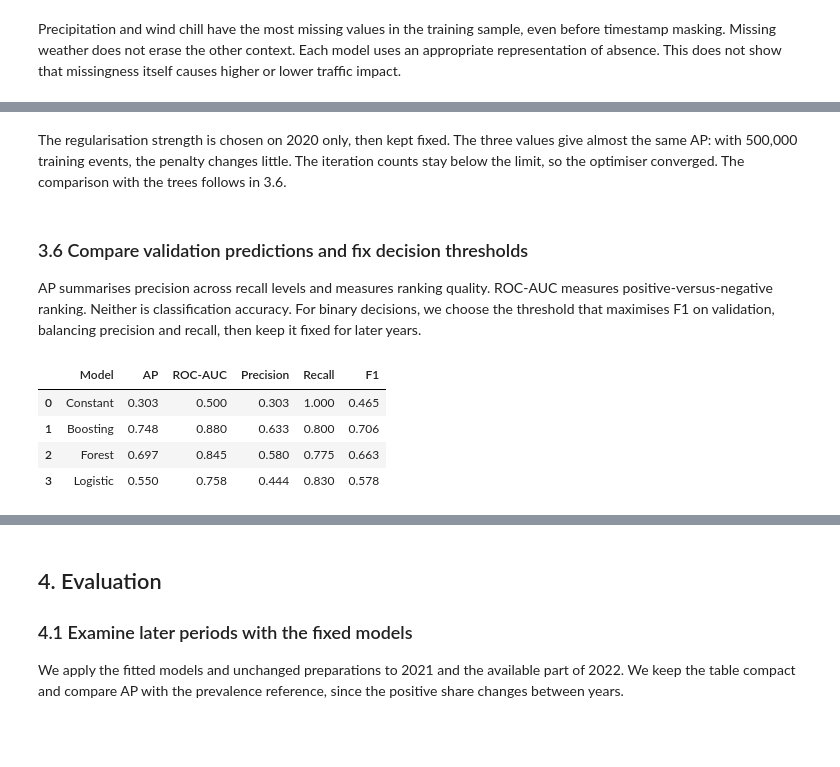
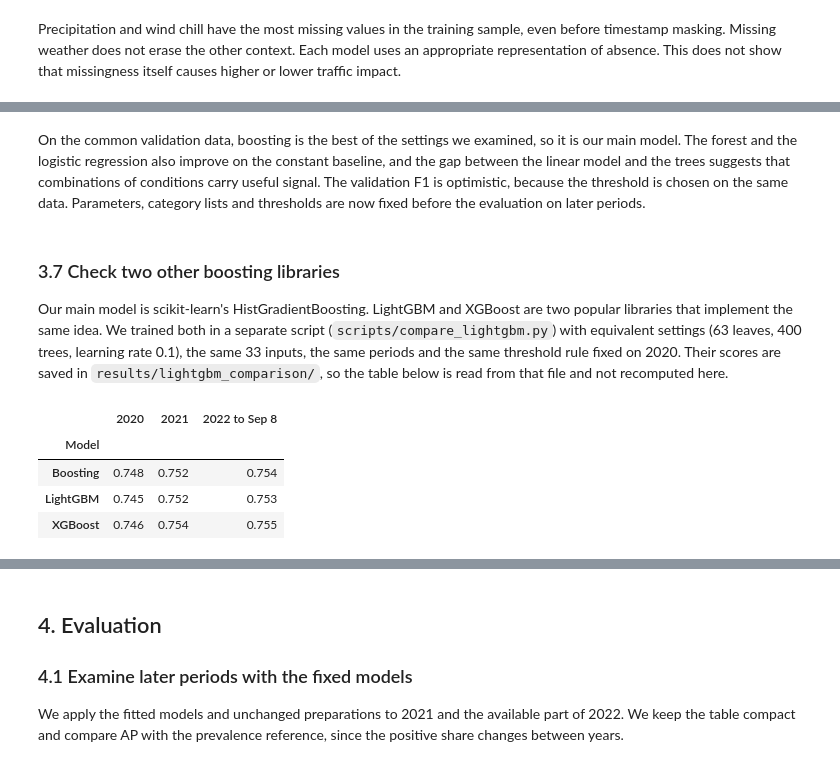
Before and after one commit to kamar-bit/us_accidents_traffic_impact_prediction, a Jupyter notebook: notebooks/FINAL_NOTEBOOK.ipynb, the cells around one changed output, grey strips where cells are left out. Drawn from its saved outputs; the diff is of its cells as text; code cells hidden in the pictures; blank space fills up the shorter version.

```diff
--- a/notebooks/FINAL_NOTEBOOK.ipynb
+++ b/notebooks/FINAL_NOTEBOOK.ipynb
@@ -848,55 +888,30 @@ del logistic_train, logistic_validation, logistic_models
 # %% [markdown]
-The regularisation strength is chosen on 2020 only, then kept fixed. The
-three values give almost the same AP: with 500,000 training events, the
-penalty changes little. The iteration counts stay below the limit, so the
-optimiser converged. The comparison with the trees follows in 3.6.
+On the common validation data, boosting is the best of the settings we examined,
+so it is our main model. The forest and the logistic regression also improve on
+the constant baseline, and the gap between the linear model and the trees
+suggests that combinations of conditions carry useful signal. The validation F1
+is optimistic, because the threshold is chosen on the same data. Parameters,
+category lists and thresholds are now fixed before the evaluation on later
+periods.
 # %% [markdown]
-### 3.6 Compare validation predictions and fix decision thresholds
+### 3.7 Check two other boosting libraries
 
-AP summarises precision across recall levels and measures ranking quality.
-ROC-AUC measures positive-versus-negative ranking. Neither is classification
-accuracy. For binary decisions, we choose the threshold that maximises F1 on
-validation, balancing precision and recall, then keep it fixed for later years.
+Our main model is scikit-learn's HistGradientBoosting. LightGBM and XGBoost are
+two popular libraries that implement the same idea. We trained both in a separate
+script (`scripts/compare_lightgbm.py`) with equivalent settings (63 leaves, 400
+trees, learning rate 0.1), the same 33 inputs, the same periods and the same
+threshold rule fixed on 2020. Their scores are saved in `results/lightgbm_comparison/`,
+so the table below is read from that file and not recomputed here.
 # %%
-def evaluate(target, prediction, threshold, priorities):
-    positive = prediction >= threshold
-    budget = max(1, int(np.ceil(0.10 * len(target))))
-    chosen = np.lexsort((priorities, -prediction))[:budget]
-    return {"Events": len(target), "Positive share": float(target.mean()),
-        "AP": average_precision_score(target, prediction), "ROC-AUC": roc_auc_score(target, prediction),
-        "Precision": precision_score(target, positive, zero_division=0),
-        "Recall": recall_score(target, positive, zero_division=0),
-        "F1": f1_score(target, positive, zero_division=0), "Threshold": float(threshold),
-        "Precision top 10%": float(target[chosen].mean()),
-        "Recall top 10%": float(target[chosen].sum() / target.sum())}
-
-def f1_threshold(target, prediction):
-    precision, recall, thresholds = precision_recall_curve(target, prediction)
-    f1 = np.divide(2 * precision[:-1] * recall[:-1], precision[:-1] + recall[:-1],
-        out=np.zeros_like(thresholds), where=precision[:-1] + recall[:-1] > 0)
-    return float(thresholds[np.argmax(f1)])
-
-predictions = {s: {"Constant": np.full(len(y[s]), prior)} for s in y}
-def predict_forest(split):
-    encoded = forest_pre.transform(forest_categories.transform(forest_inputs[split]))
-    return forest.predict_proba(encoded.astype("float32").toarray())[:, 1]
-def predict_logistic(split):
-    return logistic.predict_proba(logistic_pre.transform(logistic_inputs(split)))[:, 1]
-with threadpool_limits(limits=4):
-    predictions["validation"]["Boosting"] = boosting.predict_proba(X["validation"])[:, 1]
-    predictions["validation"]["Forest"] = predict_forest("validation")
-    predictions["validation"]["Logistic"] = predict_logistic("validation")
-thresholds = {name: f1_threshold(y["validation"], values)
-    for name, values in predictions["validation"].items()}
-score_rows = [{"Period": "validation", "Model": name,
-    **evaluate(y["validation"], values, thresholds[name], raw_clean["validation"]._priority.to_numpy())}
-    for name, values in predictions["validation"].items()]
-validation_scores = pd.DataFrame(score_rows)
-display(validation_scores[["Model", "AP", "ROC-AUC", "Precision", "Recall", "F1"]].round(3))
+other_boosting = pd.read_csv(ROOT / "results/lightgbm_comparison/scores.csv")
+other_boosting = other_boosting.pivot(index="Model", columns="Period", values="AP")
+other_boosting = other_boosting.loc[["Boosting", "LightGBM", "XGBoost"], ["validation", "test", "stress"]]
+other_boosting.columns = ["2020", "2021", "2022 to Sep 8"]
+display(other_boosting.round(3))
 # %% [output]
-|  | Model | AP | ROC-AUC | Precision | Recall | F1 |
-| 0 | Constant | 0.303 | 0.500 | 0.303 | 1.000 | 0.465 |
-| 1 | Boosting | 0.748 | 0.880 | 0.633 | 0.800 | 0.706 |
-| 2 | Forest | 0.697 | 0.845 | 0.580 | 0.775 | 0.663 |
-| 3 | Logistic | 0.550 | 0.758 | 0.444 | 0.830 | 0.578 |
+|  | 2020 | 2021 | 2022 to Sep 8 |
+| Model |  |  |  |
+| Boosting | 0.748 | 0.752 | 0.754 |
+| LightGBM | 0.745 | 0.752 | 0.753 |
+| XGBoost | 0.746 | 0.754 | 0.755 |
 # %% [markdown]
```
Also changed, not shown: parts of 59 cells of this notebook, 8 other files.
